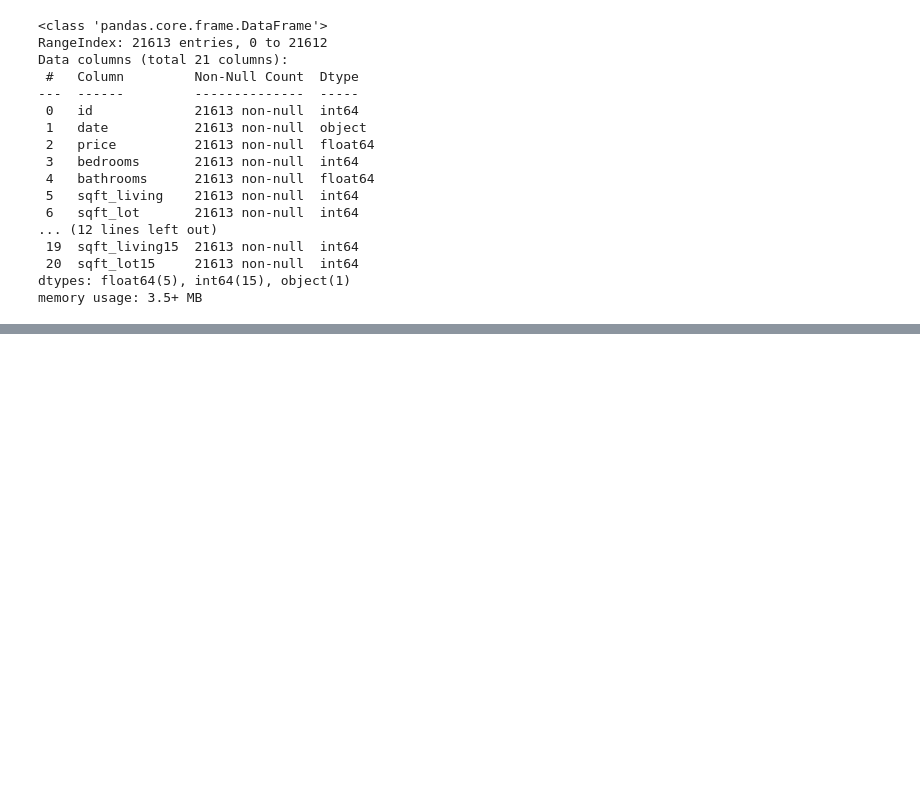
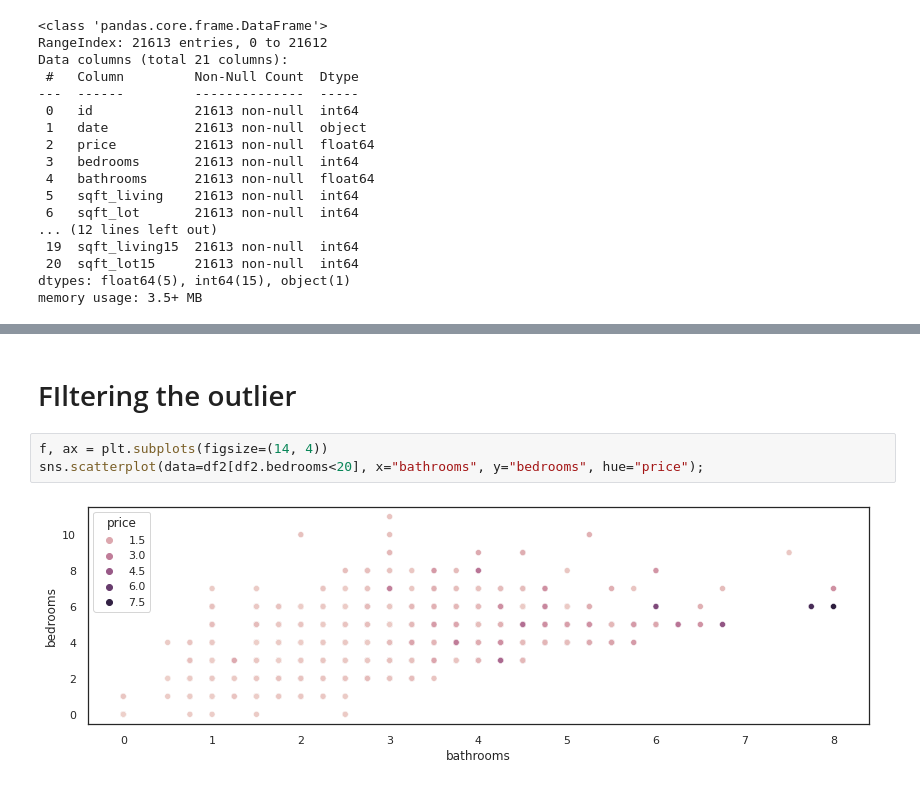
Before and after one commit to wasit7/el, a Jupyter notebook: dsi200_demo/13 Pandas.ipynb, the cells around one changed output, grey strips where cells are left out. Drawn from its saved outputs; the diff is of its cells as text; blank space fills up the shorter version.

```diff
--- a/dsi200_demo/13 Pandas.ipynb
+++ b/dsi200_demo/13 Pandas.ipynb
@@ -280,0 +466,7 @@ df.date.astype()
+# %% [markdown]
+# FIltering the outlier
+# %%
+f, ax = plt.subplots(figsize=(14, 4))
+sns.scatterplot(data=df2[df2.bedrooms<20], x="bathrooms", y="bedrooms", hue="price");
+# %% [output]
+[figure, added]
```
Also changed, not shown: parts of 50 cells of this notebook, 12 other files.
